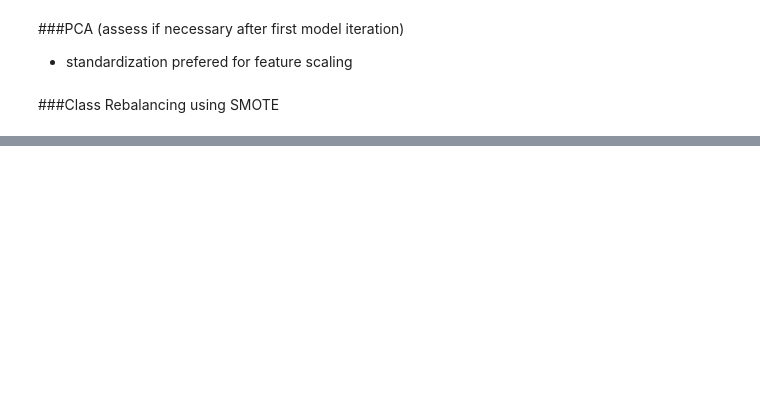
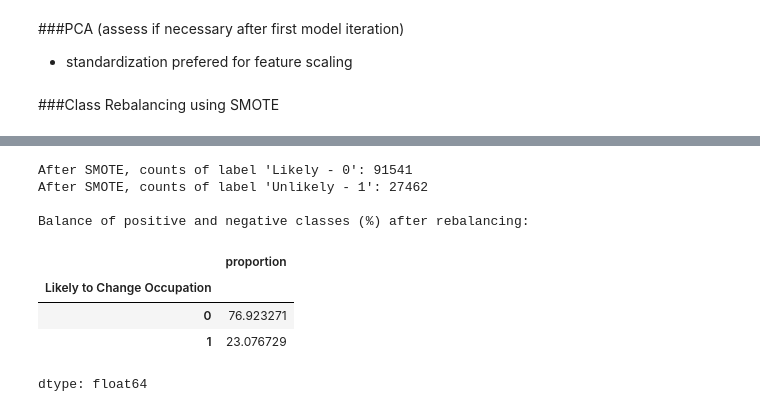
Before and after one commit to Natalie-Bojorquez/CIS3920Group4, a Jupyter notebook: CIS3920_Group4.ipynb, the cells around one changed output, grey strips where cells are left out. Saved outputs shown, nothing was run; the diff lists cells and outputs as text; code cells hidden in the pictures; blank space fills up the shorter version.

```diff
--- a/CIS3920_Group4.ipynb
+++ b/CIS3920_Group4.ipynb
@@ -727,0 +769,19 @@ df['Likely to Change Occupation'].value_counts()
+# %%
+# Fit and apply SMOTE
+X_sm, y_sm = sm.fit_resample(X, y)
+# %%
+print("After SMOTE, counts of label 'Likely - 0': {}".format(sum(y_sm==0)))
+print("After SMOTE, counts of label 'Unlikely - 1': {}\n".format(sum(y_sm==1)))
+
+print('Balance of positive and negative classes (%) after rebalancing:')
+y_sm.value_counts(normalize=True) * 100
+# %% [output]
+After SMOTE, counts of label 'Likely - 0': 91541
+After SMOTE, counts of label 'Unlikely - 1': 27462
+
+Balance of positive and negative classes (%) after rebalancing:
+|  | proportion |
+| Likely to Change Occupation |  |
+| 0 | 76.923271 |
+| 1 | 23.076729 |
+dtype: float64
```
Also changed, not shown: parts of 30 cells of this notebook.
